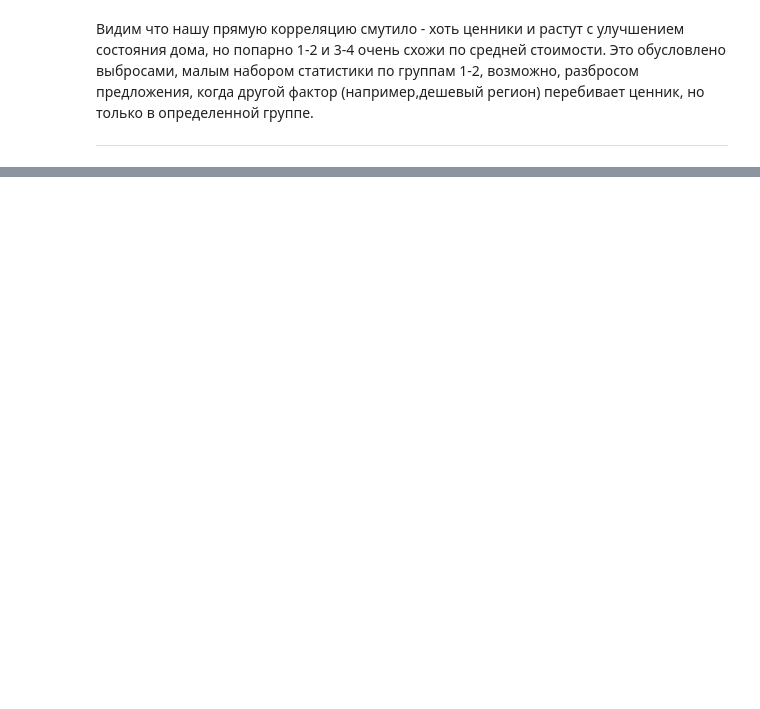
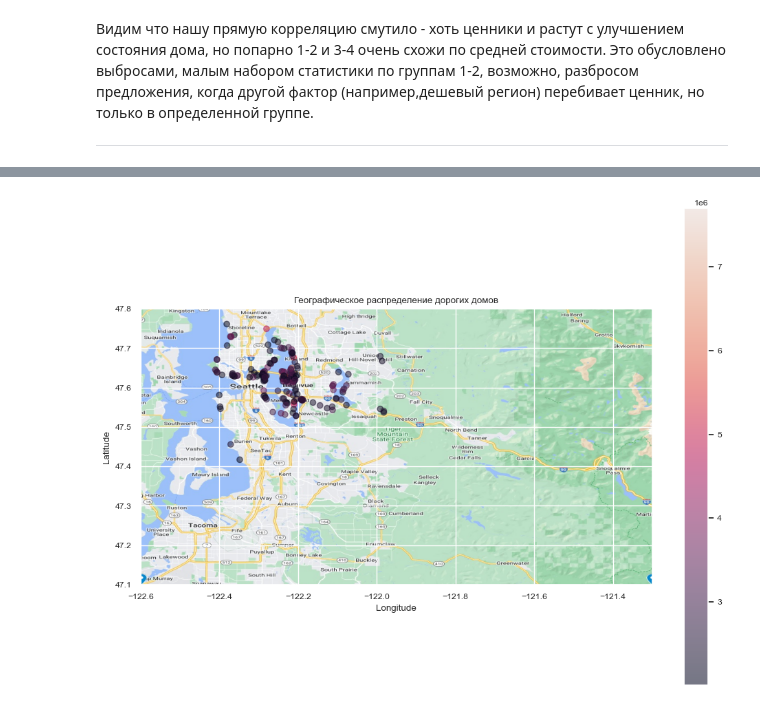
Before and after one commit to Evercrow/analytics_GB, a Jupyter notebook: More Jupyter/Less4/homework4.ipynb, the cells around one changed output, grey strips where cells are left out. Cells and saved outputs as stored; diff of their text form; code cells hidden in the pictures; blank space fills up the shorter version.

```diff
--- a/More Jupyter/Less4/homework4.ipynb
+++ b/More Jupyter/Less4/homework4.ipynb
@@ -314,0 +326,11 @@ Text(0.5, 0, 'Слева направо от худшего к лучшему р
+# %%
+cut_low_price = df[df['price']>2000000]
+plt.figure(figsize=[12,9])
+hdots = plt.scatter(cut_low_price['long'],cut_low_price['lat'],alpha=0.5,c=cut_low_price['price'])
+plt.imshow(geo,extent=[-122.6,-121.3,47.1,47.8],alpha=1);
+plt.colorbar(hdots)
+plt.xlabel("Longitude")
+plt.ylabel("Latitude")
+plt.title("Географическое распределение дорогих домов");
+# %% [output]
+[figure, added]
```
Also changed, not shown: parts of 35 cells of this notebook, 4 other files.
